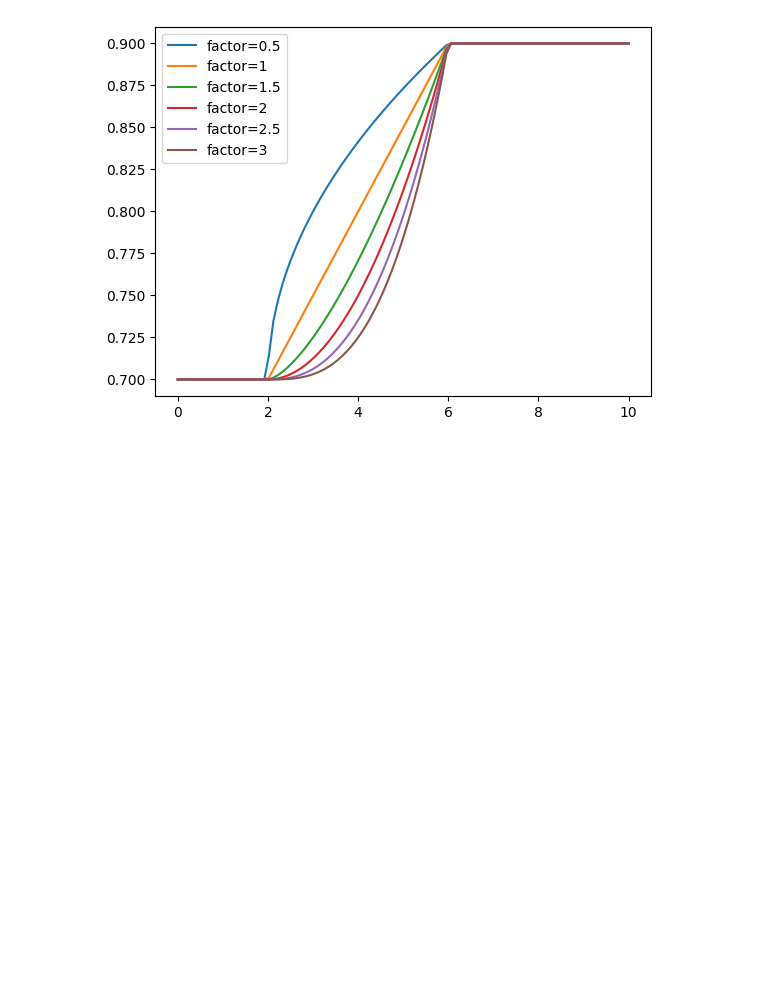
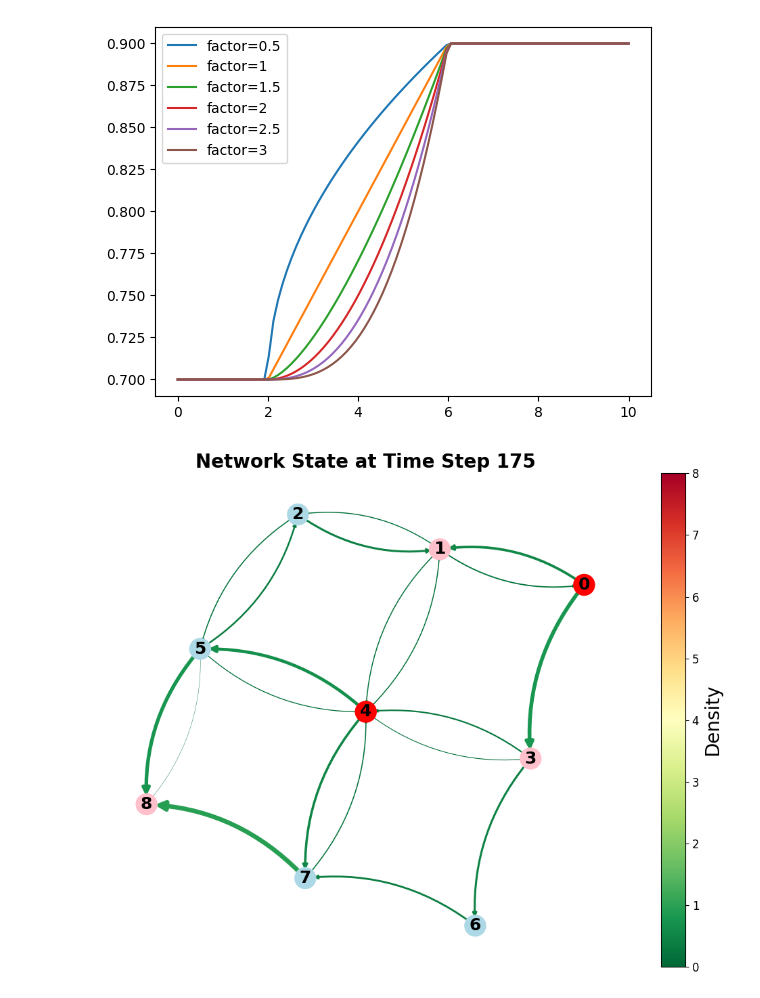
Before and after one commit to WaimenMak/PedNStream, a Jupyter notebook: draft.ipynb, the cells around one changed output. Drawn from its saved outputs; the diff is of its cells as text; code cells hidden in the pictures; blank space fills up the shorter version.

```diff
--- a/draft.ipynb
+++ b/draft.ipynb
@@ -674,3 +722,11 @@ with open("./outputs/delft_exp/link_data.json", 'r') as f:
 # %%
-with open("./outputs/delft_exp/link_data.json", 'r') as f:
-    link_data = json.load(f)
+import os
+from src.utils.visualizer import NetworkVisualizer
+output_dir = os.path.join(".", "outputs")
+visualizer = NetworkVisualizer(simulation_dir=os.path.join(output_dir, "nine_node"))
+# visualizer = NetworkVisualizer(simulation_dir=os.path.join(output_dir, "delft_directions"), pos=pos)
+time_step = 200
+fig, ax = visualizer.visualize_network_state(time_step=175, edge_property='density', with_colorbar=True)
+fig.savefig("./fig/nine_node.pdf", format="pdf")
+# %% [output]
+[figure, added]
```
Also changed, not shown: parts of 11 cells of this notebook, 3 other files.
